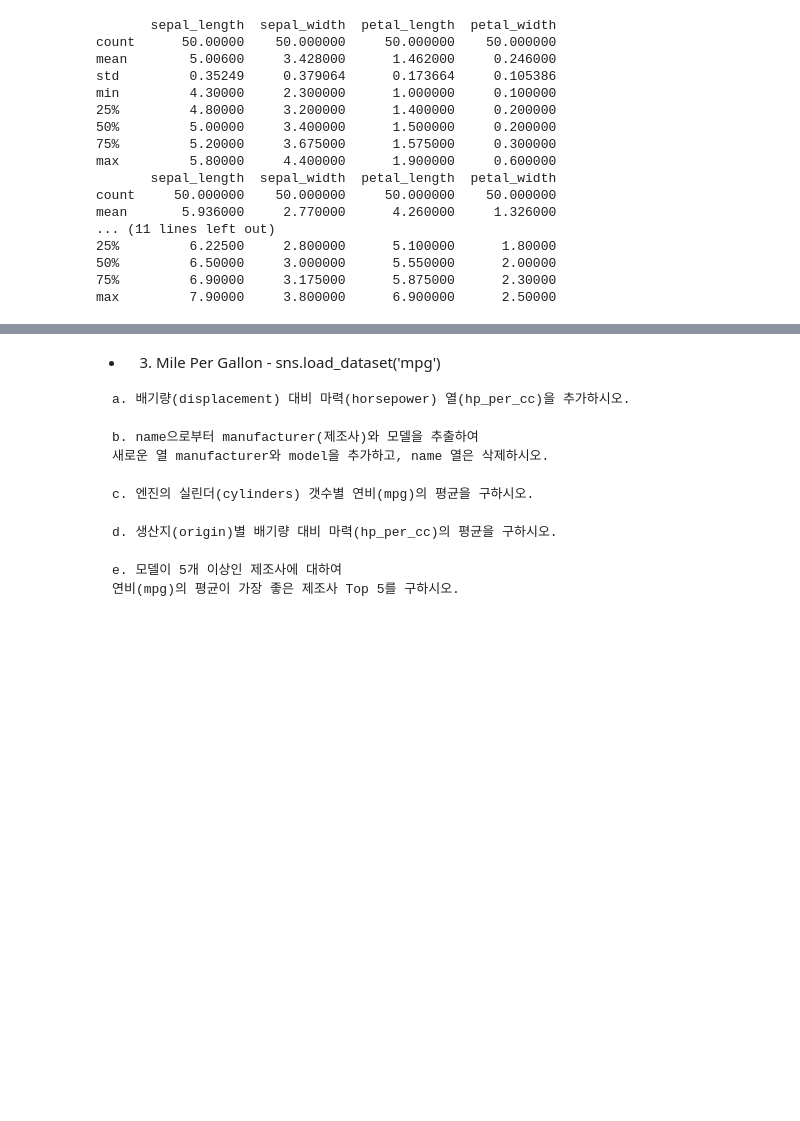
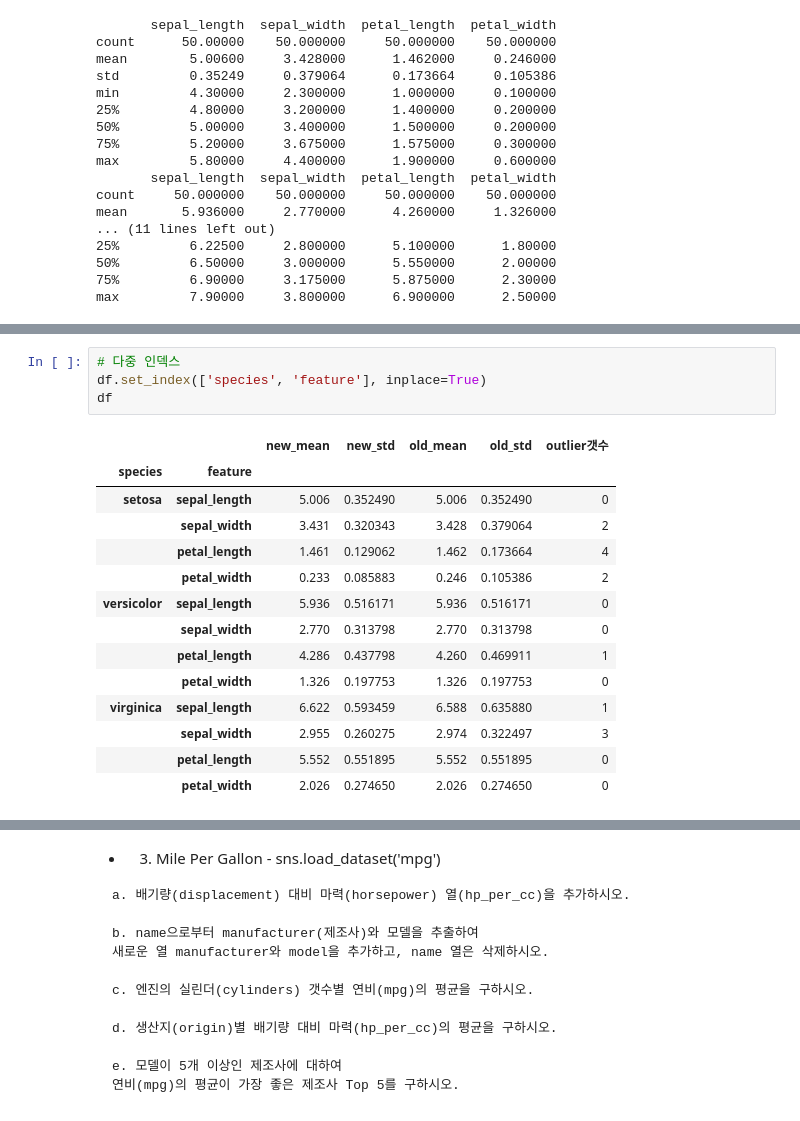
Before and after one commit to Lunawood/DataAnalysis-Lecture-2022.04, a Jupyter notebook: Assignment/DF4-7.ipynb, the cells around one changed output, grey strips where cells are left out. Drawn from its saved outputs; the diff is of its cells as text; blank space fills up the shorter version.

```diff
--- a/Assignment/DF4-7.ipynb
+++ b/Assignment/DF4-7.ipynb
@@ -69,0 +216,19 @@ Iris.describe()
+# %%
+# 다중 인덱스
+df.set_index(['species', 'feature'], inplace=True)
+df
+# %% [output]
+|  |  | new_mean | new_std | old_mean | old_std | outlier갯수 |
+| species | feature |  |  |  |  |  |
+| setosa | sepal_length | 5.006 | 0.352490 | 5.006 | 0.352490 | 0 |
+|  | sepal_width | 3.431 | 0.320343 | 3.428 | 0.379064 | 2 |
+|  | petal_length | 1.461 | 0.129062 | 1.462 | 0.173664 | 4 |
+|  | petal_width | 0.233 | 0.085883 | 0.246 | 0.105386 | 2 |
+| versicolor | sepal_length | 5.936 | 0.516171 | 5.936 | 0.516171 | 0 |
+|  | sepal_width | 2.770 | 0.313798 | 2.770 | 0.313798 | 0 |
+|  | petal_length | 4.286 | 0.437798 | 4.260 | 0.469911 | 1 |
+|  | petal_width | 1.326 | 0.197753 | 1.326 | 0.197753 | 0 |
+| virginica | sepal_length | 6.622 | 0.593459 | 6.588 | 0.635880 | 1 |
+|  | sepal_width | 2.955 | 0.260275 | 2.974 | 0.322497 | 3 |
+|  | petal_length | 5.552 | 0.551895 | 5.552 | 0.551895 | 0 |
+|  | petal_width | 2.026 | 0.274650 | 2.026 | 0.274650 | 0 |
```
Also changed, not shown: parts of 28 cells of this notebook.
